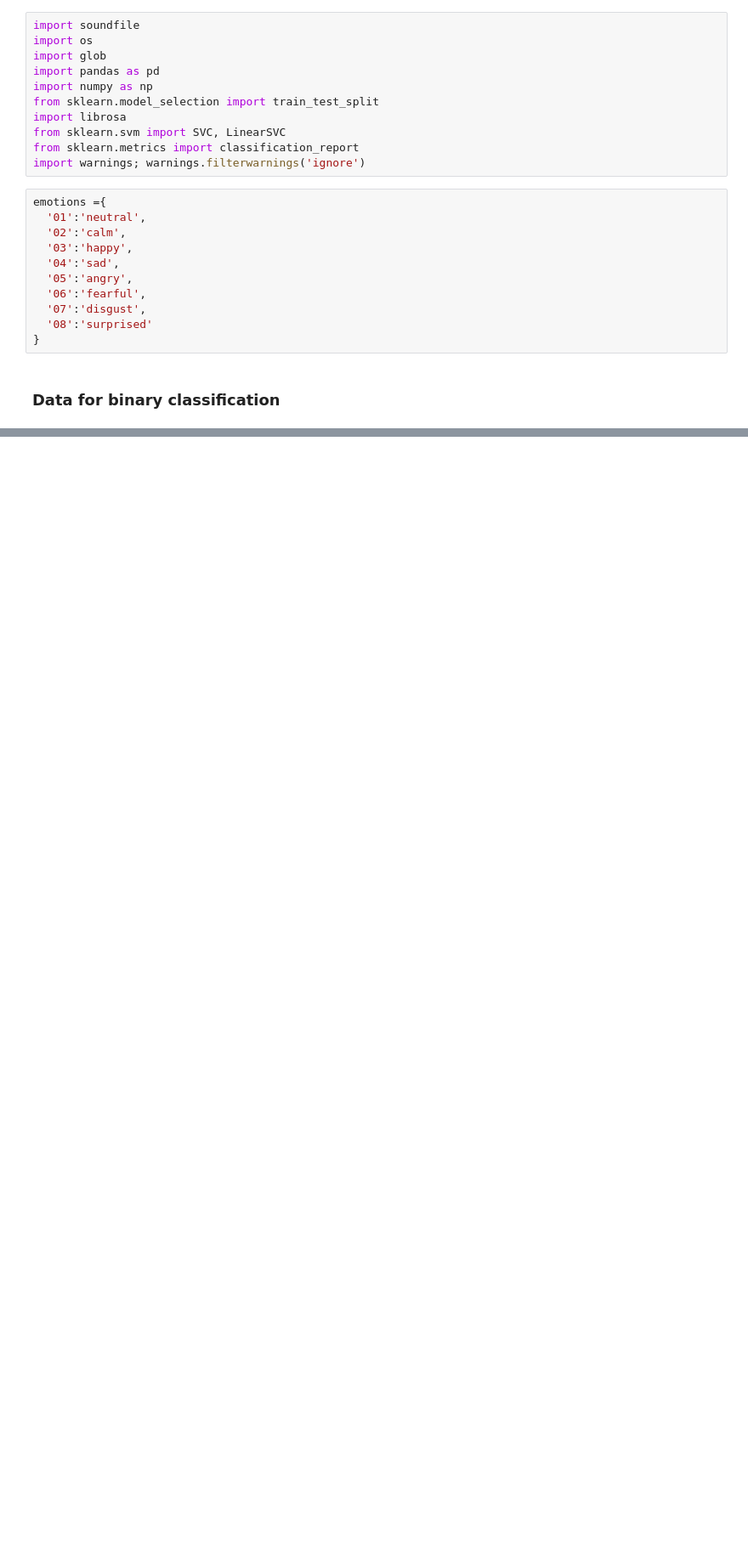
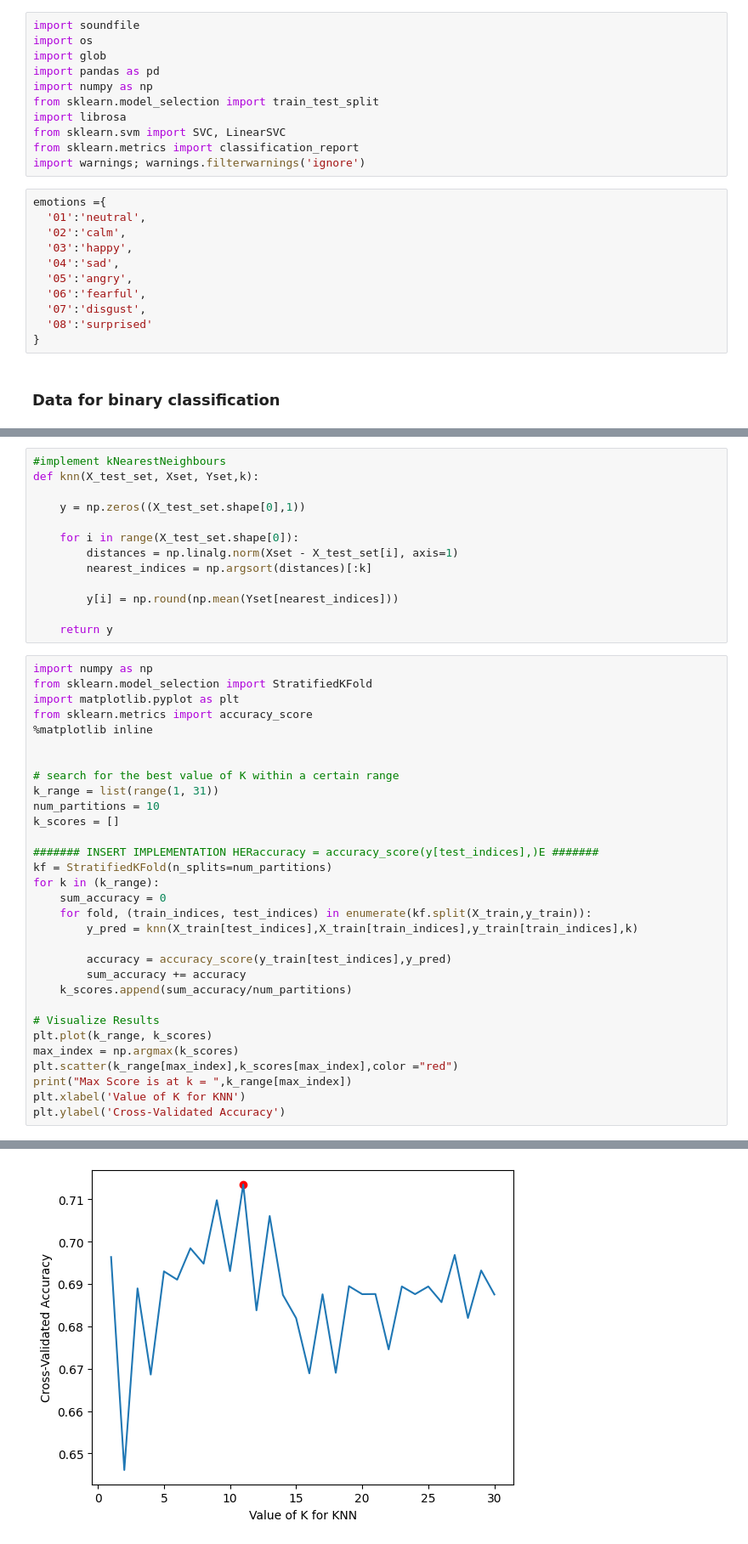
Before and after one commit to youngjaeheo2002/c11a2, a Jupyter notebook: A2_StarterCode.ipynb, the cells around one changed output, grey strips where cells are left out. Shown at 85% size. Saved outputs shown, nothing was run; the diff lists cells and outputs as text; blank space fills up the shorter version.

```diff
--- a/A2_StarterCode.ipynb
+++ b/A2_StarterCode.ipynb
@@ -131,0 +141,45 @@ Processed Audio File Number:  100
+# %%
+#implement kNearestNeighbours
+def knn(X_test_set, Xset, Yset,k):
+
+    y = np.zeros((X_test_set.shape[0],1))
+
+    for i in range(X_test_set.shape[0]):
+        distances = np.linalg.norm(Xset - X_test_set[i], axis=1)
+        nearest_indices = np.argsort(distances)[:k]
+
+        y[i] = np.round(np.mean(Yset[nearest_indices]))
+
+    return y
+# %%
+import numpy as np
+from sklearn.model_selection import StratifiedKFold
+import matplotlib.pyplot as plt
+from sklearn.metrics import accuracy_score
+%matplotlib inline
+
+
+# search for the best value of K within a certain range
+k_range = list(range(1, 31))
+num_partitions = 10
+k_scores = []
+
+####### INSERT IMPLEMENTATION HERaccuracy = accuracy_score(y[test_indices],)E #######
+kf = StratifiedKFold(n_splits=num_partitions)
+for k in (k_range):
+    sum_accuracy = 0
+    for fold, (train_indices, test_indices) in enumerate(kf.split(X_train,y_train)):
+        y_pred = knn(X_train[test_indices],X_train[train_indices],y_train[train_indices],k)
+
+        accuracy = accuracy_score(y_train[test_indices],y_pred)
+        sum_accuracy += accuracy
+    k_scores.append(sum_accuracy/num_partitions)
+
+# Visualize Results
+plt.plot(k_range, k_scores)
+max_index = np.argmax(k_scores)
+plt.scatter(k_range[max_index],k_scores[max_index],color ="red")
+print("Max Score is at k = ",k_range[max_index])
+plt.xlabel('Value of K for KNN')
+plt.ylabel('Cross-Validated Accuracy')
+# %% [output]
@@ -131,0 +188 @@ Processed Audio File Number:  100
+[figure, added]
```
Also changed, not shown: parts of 10 cells of this notebook.
